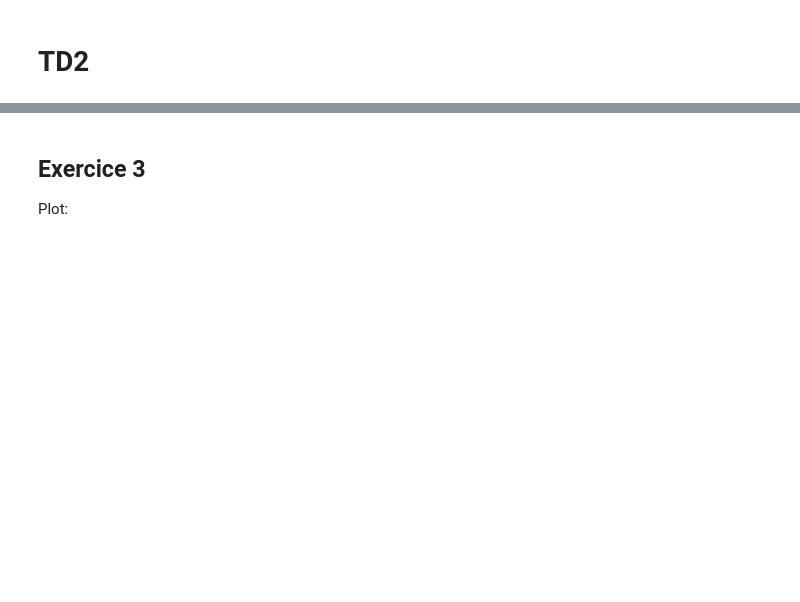
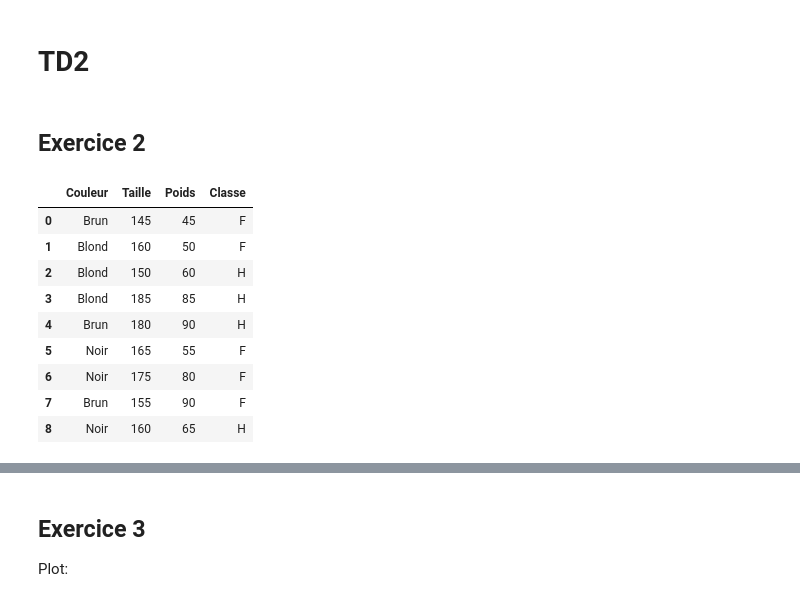
Before and after one commit to SenhadjiMSaid/ML-IASD-2CS-ESI-SBA, a Jupyter notebook: TD2/TD2.ipynb, the cells around one changed output, grey strips where cells are left out. Cells and saved outputs as stored; diff of their text form; code cells hidden in the pictures; blank space fills up the shorter version.

```diff
--- a/TD2/TD2.ipynb
+++ b/TD2/TD2.ipynb
@@ -1,2 +1,23 @@
 # %% [markdown]
 # TD2
+# %% [markdown]
+## Exercice 2
+# %%
+import pandas as pd  # type: ignore
+import numpy as np  # type: ignore
+import matplotlib.pyplot as plt  # type: ignore
+import seaborn as sns  # type: ignore
+
+df = pd.read_csv('ex2.csv')
+df
+# %% [output]
+|  | Couleur | Taille | Poids | Classe |
+| 0 | Brun | 145 | 45 | F |
+| 1 | Blond | 160 | 50 | F |
+| 2 | Blond | 150 | 60 | H |
+| 3 | Blond | 185 | 85 | H |
+| 4 | Brun | 180 | 90 | H |
+| 5 | Noir | 165 | 55 | F |
+| 6 | Noir | 175 | 80 | F |
+| 7 | Brun | 155 | 90 | F |
+| 8 | Noir | 160 | 65 | H |
```
Also changed, not shown: parts of 8 cells of this notebook, 2 other files.
